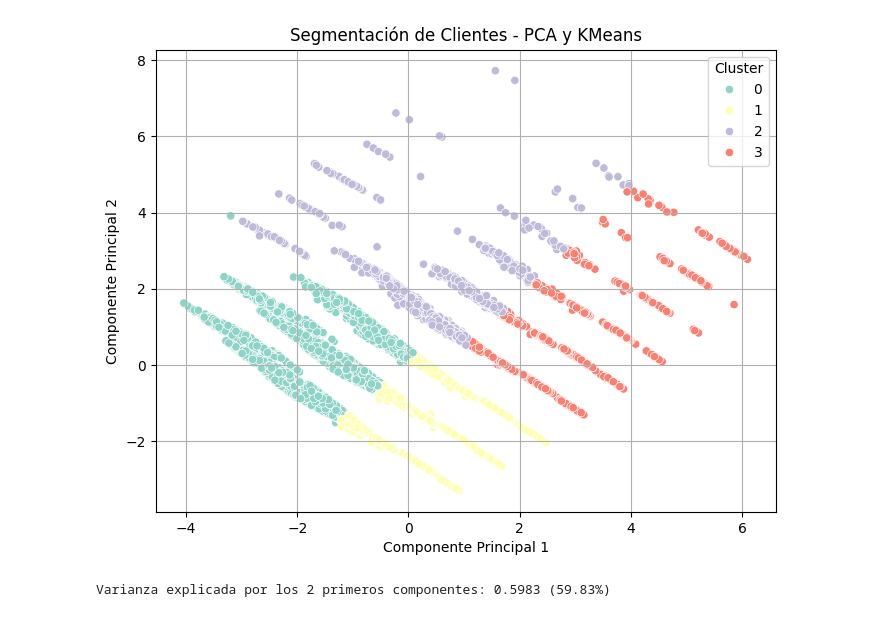
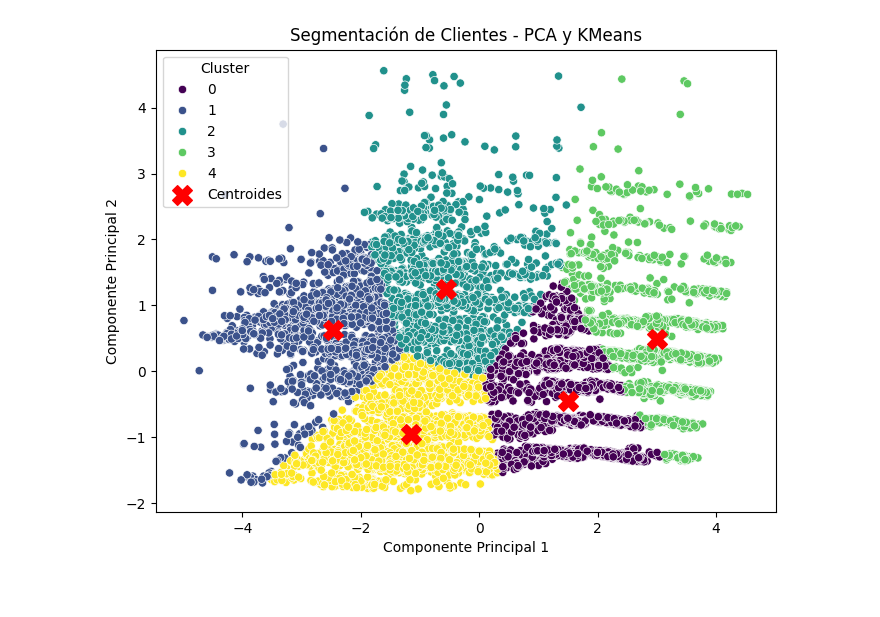
Before and after one commit to Nachosanchezz/Caso02_PCA, a Jupyter notebook: src/02_PCA.ipynb, the cells around one changed output. Cells and saved outputs as stored; diff of their text form; code cells hidden in the pictures.

```diff
--- a/src/02_PCA.ipynb
+++ b/src/02_PCA.ipynb
@@ -20,13 +22,15 @@ df.head()
 5 rows × 26 columns
 # %%
-# Seleccionar solo las columnas numéricas (excluyendo ID y categóricas ya codificadas)
-numeric_cols = ['Edad', 'Ingresos_anuales_brutos', 'Experiencia_laboral', 'Gasto_medio_mensual_cuota', 'Dias_cliente', 'Digital_encuesta', 'Family_Size']
-X = df[numeric_cols]
+columnas = []
+X = df.copy()
 
-
+variables_continuas =  ['Edad', 'Experiencia_laboral', 'Gastoscore', 'Family_Size', 'Generacion', 'Ingresos_anuales_brutos', 'Digital_encuesta', 'Gasto_medio_mensual_cuota']
+Variables_binarias = [
+    'Genero']
+X = df[variables_continuas + Variables_binarias]
 from sklearn.decomposition import PCA
 pca = PCA(n_components=2) # Selección de componentes principales para explicar el 95% de la varianza.
 X_pca = pca.fit_transform(X)
 
-print(f"Número de componentes seleccionados para explicar el 95% de la varianza: {pca.n_components_}")
+print(f"Número de componentes principales: {pca.n_components_}")
 # %% [output]
@@ -118,21 +124,21 @@ plt.show()
 # %%
-plt.figure(figsize=(8, 6))
-sns.scatterplot(x=X_pca[:, 0], y=X_pca[:, 1], hue=df['Cluster'], palette='Set3')
-plt.title('Segmentación de Clientes - PCA y KMeans')
-plt.xlabel('Componente Principal 1')
-plt.ylabel('Componente Principal 2')
-plt.grid()
-plt.legend(title='Cluster')
+# KMeans clustering
+from sklearn.cluster import KMeans
+kmeans = KMeans(n_clusters=5, random_state=42)
+clusters = kmeans.fit_predict(X_pca)
+centroids = kmeans.cluster_centers_
+
+# Visualización
+import matplotlib.pyplot as plt
+import seaborn as sns
+
+plt.figure(figsize=(8,6))
+sns.scatterplot(x=X_pca[:,0], y=X_pca[:,1], hue=clusters, palette='viridis', legend='full')
+plt.scatter(centroids[:, 0], centroids[:, 1], c='red', s=200, marker='X', label='Centroides')
+plt.title("Segmentación de Clientes - PCA y KMeans")
+plt.xlabel("Componente Principal 1")
+plt.ylabel("Componente Principal 2")
+plt.legend(title="Cluster")
 plt.show()
 # %% [output]
-[figure, old version]
+[figure, new version]
-# %%
-# Calculamos la varianza explicada por cada componente
-varianza_explicada = pca.explained_variance_ratio_
-
-# Sumamos la varianza de los dos primeros componentes
-var_total_2componentes = varianza_explicada[0] + varianza_explicada[1]
-
-print(f"Varianza explicada por los 2 primeros componentes: {var_total_2componentes:.4f} ({var_total_2componentes*100:.2f}%)")
-# %% [output]
-Varianza explicada por los 2 primeros componentes: 0.5983 (59.83%)
```
Also changed, not shown: parts of 17 cells of this notebook, 1 other file.
